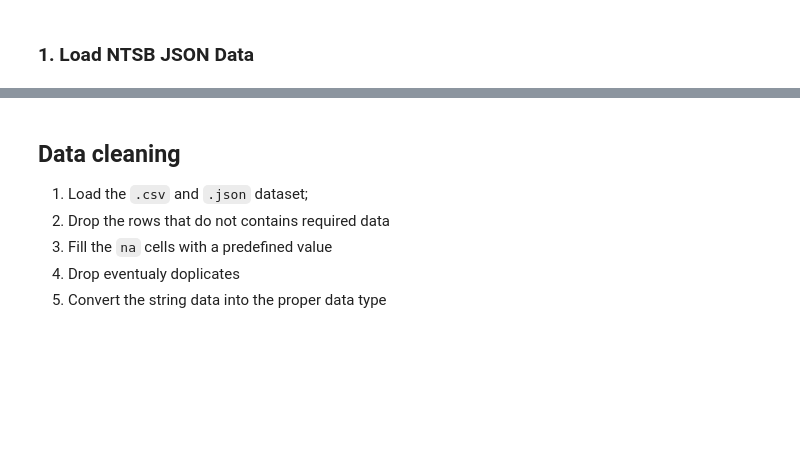
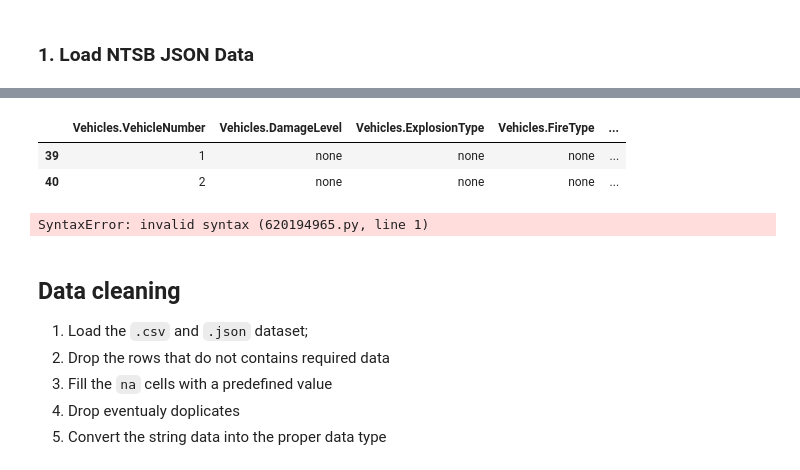
Before and after one commit to tratom/fcul-ipai-project, a Jupyter notebook: project.ipynb, the cells around one changed output, grey strips where cells are left out. Saved outputs shown, nothing was run; the diff lists cells and outputs as text; code cells hidden in the pictures; blank space fills up the shorter version.

```diff
--- a/project.ipynb
+++ b/project.ipynb
@@ -95,3 +170,15 @@ memory usage: 5.0+ MB
+# %%
+df_ntsb.loc[df_ntsb['NtsbNumber']=='ops24la011']
+# %% [output]
+|  | Vehicles.VehicleNumber | Vehicles.DamageLevel | Vehicles.ExplosionType | Vehicles.FireType | ... |
+| 39 | 1 | none | none | none | ... |
+| 40 | 2 | none | none | none | ... |
+# %%
+for _ wehfiher:
+    if null:
+     pass
+# %% [output]
+SyntaxError: invalid syntax (620194965.py, line 1)
 # %% [markdown]
 ## Data cleaning
 1. Load the `.csv` and `.json` dataset;
```
Also changed, not shown: parts of 6 cells of this notebook, 1 other file.
